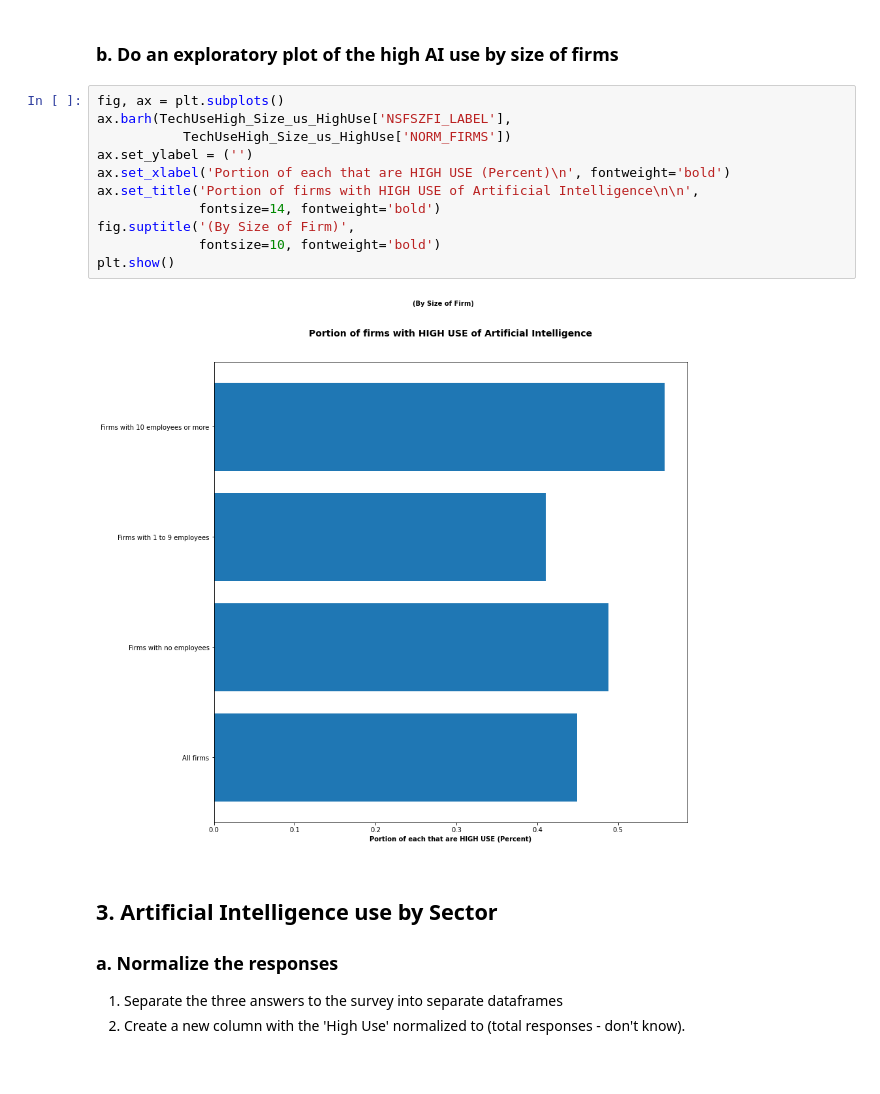
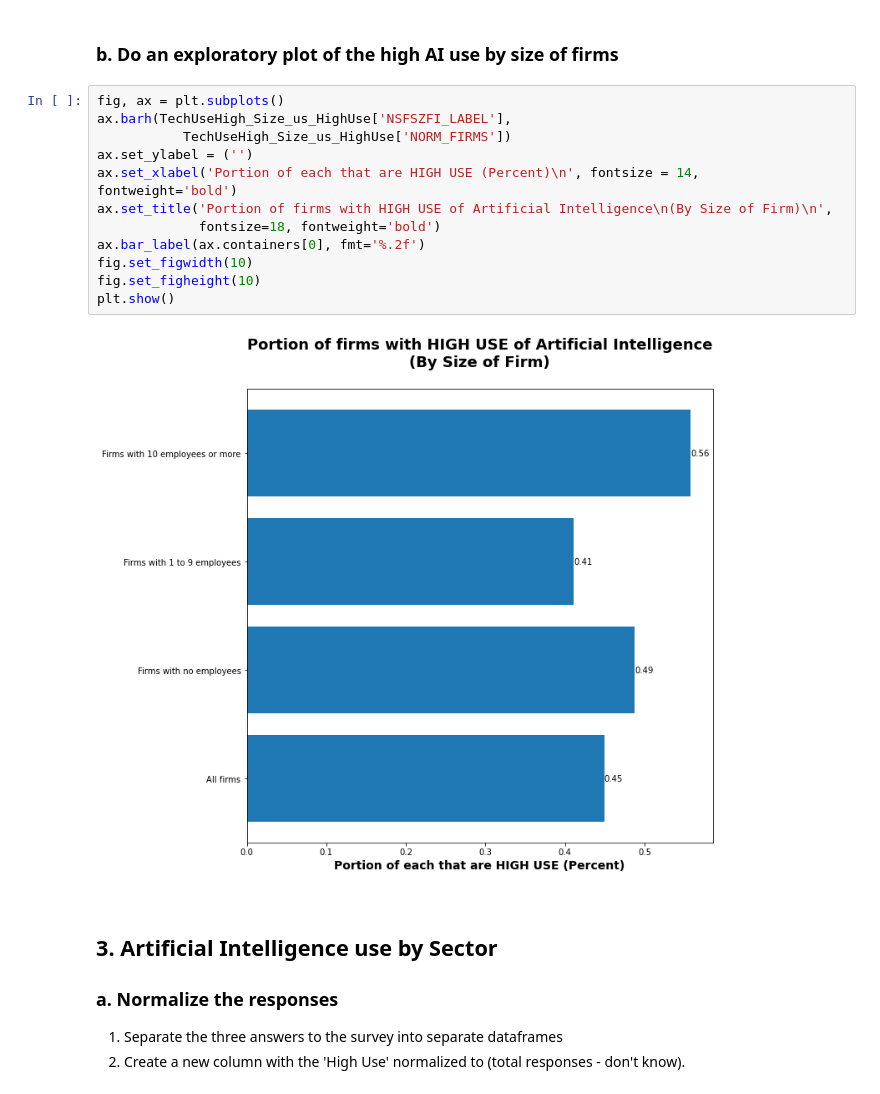
Before and after one commit to dgitall/GroupProj-Census, a Jupyter notebook: Question1-highuse-Analysis.ipynb, the cells around one changed output. Saved outputs shown, nothing was run; the diff lists cells and outputs as text.

Commit message:
finalizing graphs

```diff
--- a/Question1-highuse-Analysis.ipynb
+++ b/Question1-highuse-Analysis.ipynb
@@ -85,16 +36,17 @@ See the caveats in the documentation: https://pandas.pydata.org/pandas-docs/stab
 # %%
 fig, ax = plt.subplots()
 ax.barh(TechUseHigh_Size_us_HighUse['NSFSZFI_LABEL'],
            TechUseHigh_Size_us_HighUse['NORM_FIRMS'])
 ax.set_ylabel = ('')
-ax.set_xlabel('Portion of each that are HIGH USE (Percent)\n', fontweight='bold')
-ax.set_title('Portion of firms with HIGH USE of Artificial Intelligence\n\n',
-             fontsize=14, fontweight='bold')
-fig.suptitle('(By Size of Firm)',
-             fontsize=10, fontweight='bold')
+ax.set_xlabel('Portion of each that are HIGH USE (Percent)\n', fontsize = 14, fontweight='bold')
+ax.set_title('Portion of firms with HIGH USE of Artificial Intelligence\n(By Size of Firm)\n',
+             fontsize=18, fontweight='bold')
+ax.bar_label(ax.containers[0], fmt='%.2f')
+fig.set_figwidth(10)
+fig.set_figheight(10)
 plt.show()
 # %% [output]
-[figure, old version]
+[figure, new version]
 # %% [markdown]
 ## 3. Artificial Intelligence use by Sector
 ### a. Normalize the responses
```
Also changed, not shown: parts of 14 cells of this notebook.
